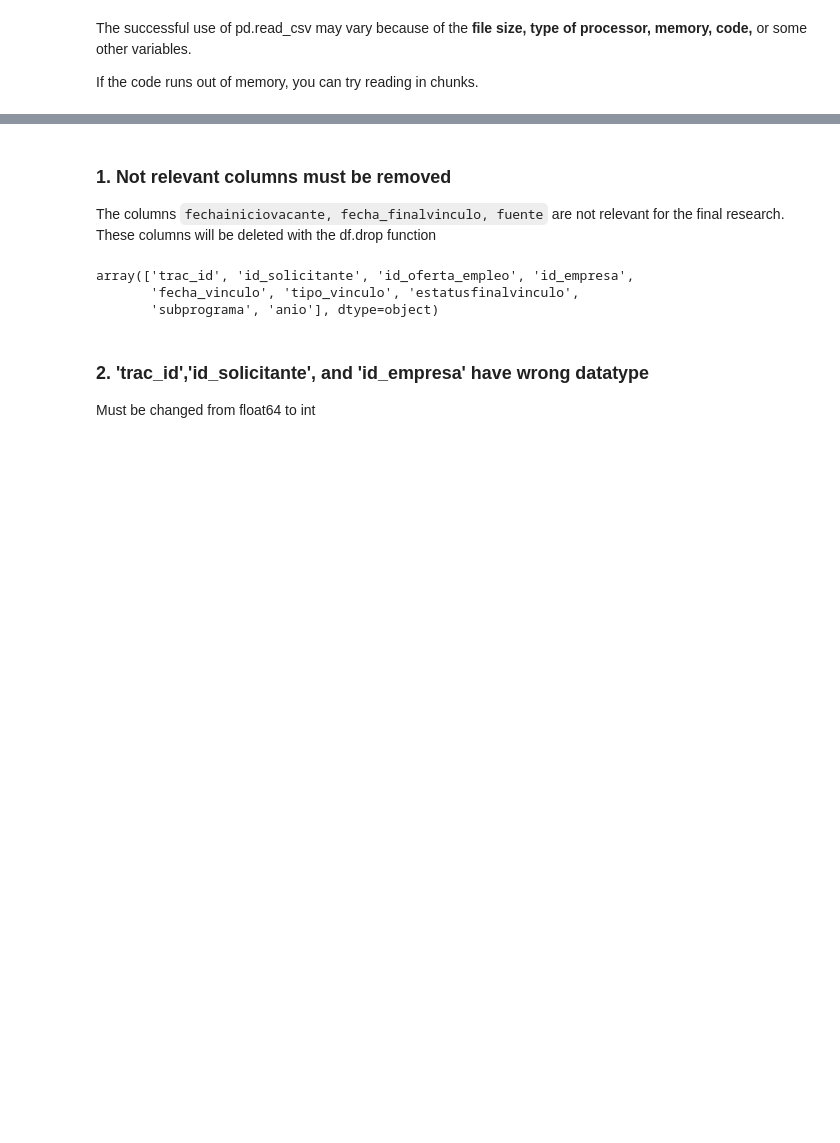
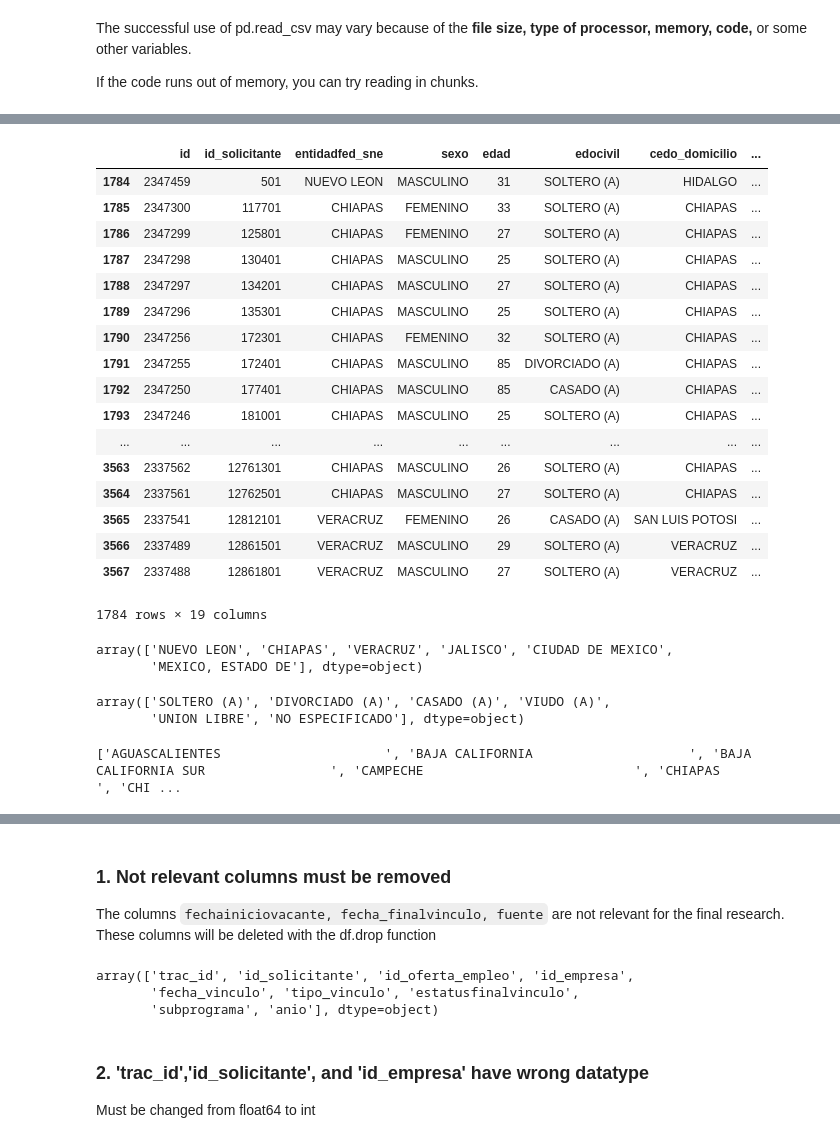
Before and after one commit to Lilianasu/SNEmpleo, a Jupyter notebook: 4.2-Cleaning candidatos.ipynb, the cells around one changed output, grey strips where cells are left out. Saved outputs shown, nothing was run; the diff lists cells and outputs as text; code cells hidden in the pictures; blank space fills up the shorter version.

```diff
--- a/4.2-Cleaning candidatos.ipynb
+++ b/4.2-Cleaning candidatos.ipynb
@@ -171,0 +216,36 @@ candidatos.head(1)
+# %%
+candidatos[candidatos.duplicated()].sort_values(by='id_solicitante')
+# %% [output]
+|  | id | id_solicitante | entidadfed_sne | sexo | edad | edocivil | cedo_domicilio | ... |
+| 1784 | 2347459 | 501 | NUEVO LEON | MASCULINO | 31 | SOLTERO (A) | HIDALGO | ... |
+| 1785 | 2347300 | 117701 | CHIAPAS | FEMENINO | 33 | SOLTERO (A) | CHIAPAS | ... |
+| 1786 | 2347299 | 125801 | CHIAPAS | FEMENINO | 27 | SOLTERO (A) | CHIAPAS | ... |
+| 1787 | 2347298 | 130401 | CHIAPAS | MASCULINO | 25 | SOLTERO (A) | CHIAPAS | ... |
+| 1788 | 2347297 | 134201 | CHIAPAS | MASCULINO | 27 | SOLTERO (A) | CHIAPAS | ... |
+| 1789 | 2347296 | 135301 | CHIAPAS | MASCULINO | 25 | SOLTERO (A) | CHIAPAS | ... |
+| 1790 | 2347256 | 172301 | CHIAPAS | FEMENINO | 32 | SOLTERO (A) | CHIAPAS | ... |
+| 1791 | 2347255 | 172401 | CHIAPAS | MASCULINO | 85 | DIVORCIADO (A) | CHIAPAS | ... |
+| 1792 | 2347250 | 177401 | CHIAPAS | MASCULINO | 85 | CASADO (A) | CHIAPAS | ... |
+| 1793 | 2347246 | 181001 | CHIAPAS | MASCULINO | 25 | SOLTERO (A) | CHIAPAS | ... |
+| ... | ... | ... | ... | ... | ... | ... | ... | ... |
+| 3563 | 2337562 | 12761301 | CHIAPAS | MASCULINO | 26 | SOLTERO (A) | CHIAPAS | ... |
+| 3564 | 2337561 | 12762501 | CHIAPAS | MASCULINO | 27 | SOLTERO (A) | CHIAPAS | ... |
+| 3565 | 2337541 | 12812101 | VERACRUZ | FEMENINO | 26 | CASADO (A) | SAN LUIS POTOSI | ... |
+| 3566 | 2337489 | 12861501 | VERACRUZ | MASCULINO | 29 | SOLTERO (A) | VERACRUZ | ... |
+| 3567 | 2337488 | 12861801 | VERACRUZ | MASCULINO | 27 | SOLTERO (A) | VERACRUZ | ... |
+1784 rows × 19 columns
+# %%
+candidatos.entidadfed_sne.unique()
+# %% [output]
+array(['NUEVO LEON', 'CHIAPAS', 'VERACRUZ', 'JALISCO', 'CIUDAD DE MEXICO',
+       'MEXICO, ESTADO DE'], dtype=object)
+# %%
+candidatos.edocivil.unique()
+# %% [output]
+array(['SOLTERO (A)', 'DIVORCIADO (A)', 'CASADO (A)', 'VIUDO (A)',
+       'UNION LIBRE', 'NO ESPECIFICADO'], dtype=object)
+# %%
+a = candidatos.cedo_domicilio.unique().tolist()
+print(sorted(a))
+# %% [output]
+['AGUASCALIENTES                     ', 'BAJA CALIFORNIA                    ', 'BAJA CALIFORNIA SUR                ', 'CAMPECHE                           ', 'CHIAPAS                            ', 'CHI ...
```
Also changed, not shown: parts of 44 cells of this notebook.
